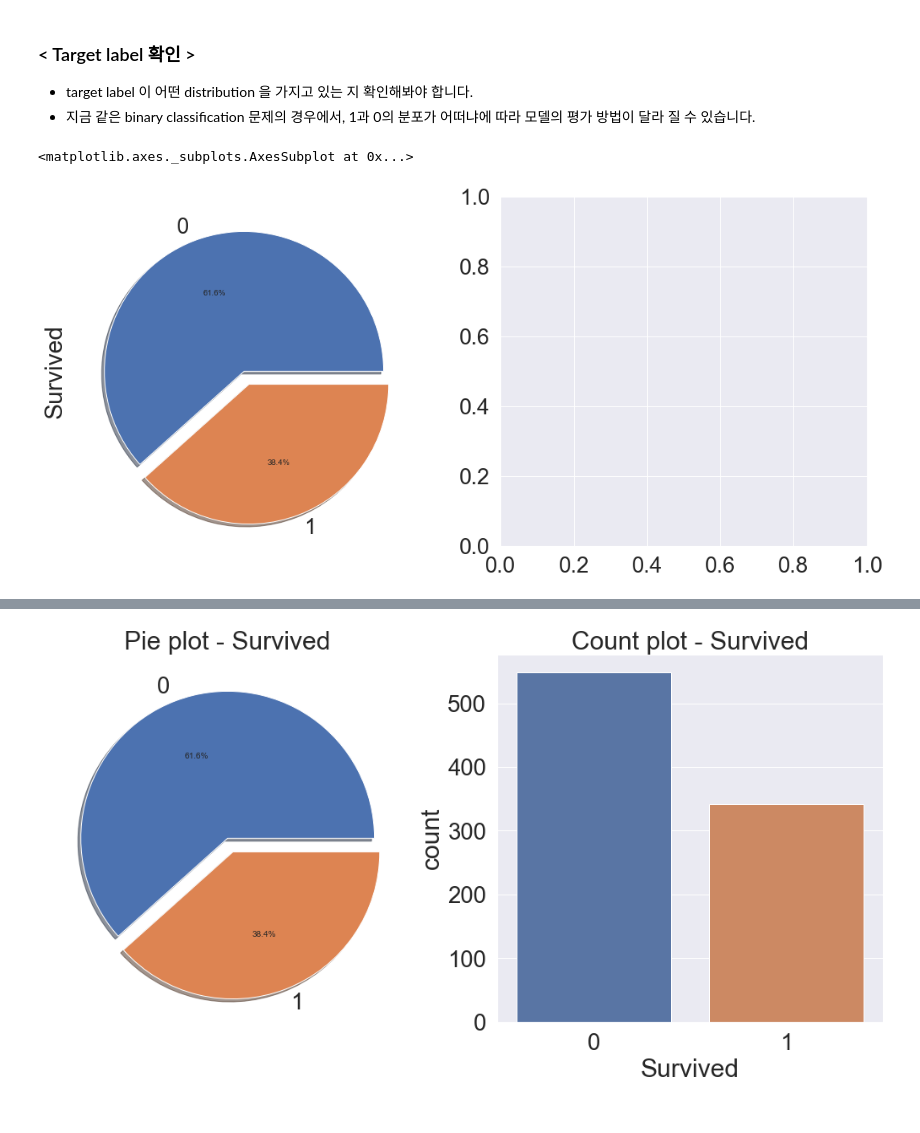
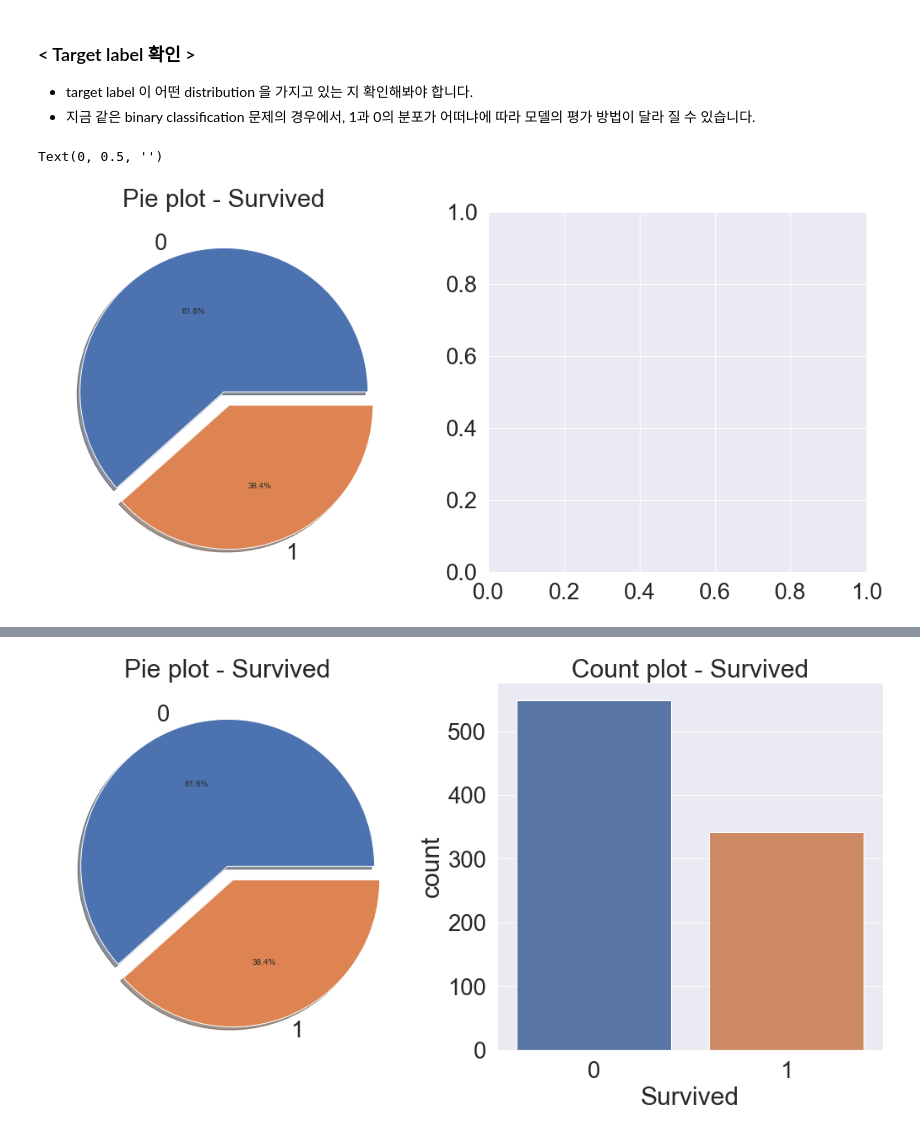
Before and after one commit to co24428/Titanic, a Jupyter notebook: titanic_code.ipynb, the cells around one changed output, grey strips where cells are left out. Saved outputs shown, nothing was run; the diff lists cells and outputs as text; code cells hidden in the pictures.

```diff
--- a/titanic_code.ipynb
+++ b/titanic_code.ipynb
@@ -27,8 +27,8 @@ warnings.filterwarnings('ignore')
 ### < 데이터셋 읽기 >
 # %%
 # \(이스케이프 문자) : 문자열에 쓰려면 \\로 써야 한다.
-df_train = pd.read_csv('C:\\Users\\admin\\Desktop\\titanic\\dataset\\train.csv')
-df_test = pd.read_csv('C:\\Users\\admin\\Desktop\\titanic\\dataset\\test.csv')
+df_train = pd.read_csv('C:\\Users\\admin\\Desktop\\kaggle_Titanic\\Titanic\\dataset\\train.csv')
+df_test = pd.read_csv('C:\\Users\\admin\\Desktop\\kaggle_Titanic\\Titanic\\dataset\\test.csv')
 # %% [markdown]
 ### < 데이터 셋 확인 >
 # %%
@@ -133,10 +133,24 @@ msno.bar(df=df_test.iloc[:, :], figsize=(8, 8), color=(0.8, 0.5, 0.2))
 - target label 이 어떤 distribution 을 가지고 있는 지 확인해봐야 합니다.
 - 지금 같은 binary classification 문제의 경우에서, 1과 0의 분포가 어떠냐에 따라 모델의 평가 방법이 달라 질 수 있습니다.
 # %%
+# 예시
 f, ax = plt.subplots(1, 2, figsize=(18, 8))
-
+"""
+plt.subplots() 편의 함수는 Figure 객체를 생성하고
+Figure.subplots()를 호출하여 리턴
+"""
+"""
+df_train['Survived'].value_counts()의 결과를
+plot.pie로 그려라.
+explode - 확대를 위해 explode 인자 (?)
+autopct - 라벨의 형식 [1.1f -> s]
+ax=ax[0] - ax[n] n번째 서브플롯에 넣어라
+"""
 df_train['Survived'].value_counts().plot.pie(explode=[0, 0.1], autopct='%1.1f%%', ax=ax[0], shadow=True)
 ax[0].set_title('Pie plot - Survived')
+ax[0].set_ylabel('')
+
+plt.show()
 # %% [output]
-<matplotlib.axes._subplots.AxesSubplot at 0x...>
+Text(0, 0.5, '')
-[figure, old version]
+[figure, new version]
```
Also changed, not shown: parts of 7 cells of this notebook.
